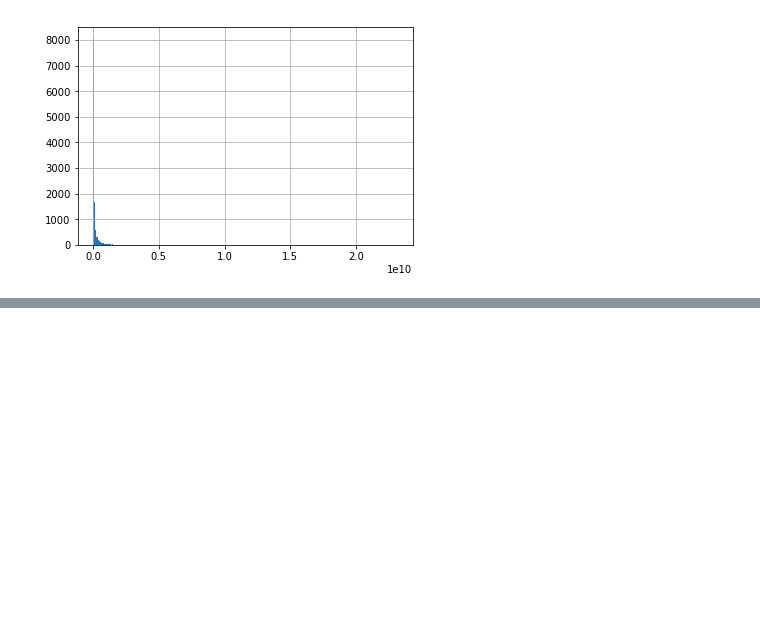
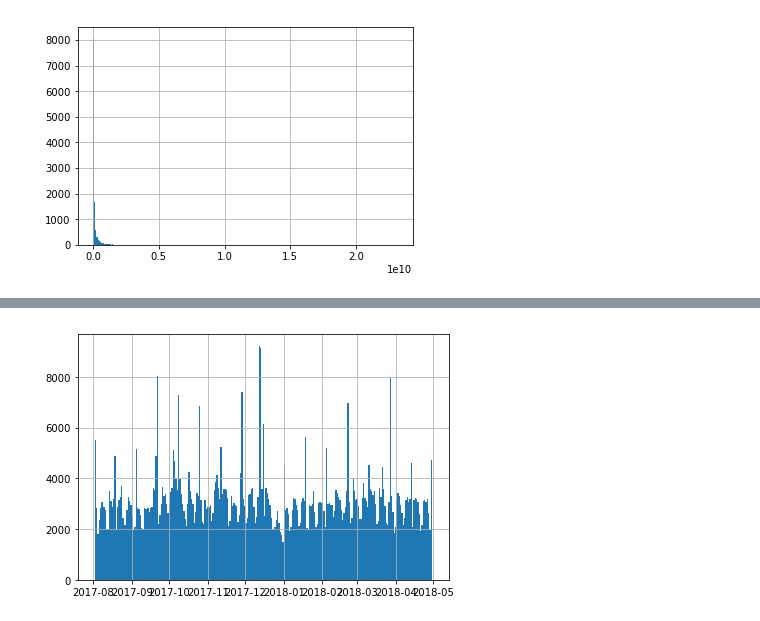
Before and after one commit to MitsuruFujiwara/Google-Analytics-Customer-Revenue, a Jupyter notebook: src/EDA.ipynb, the cells around one changed output, grey strips where cells are left out. Saved outputs shown, nothing was run; the diff lists cells and outputs as text; code cells hidden in the pictures; blank space fills up the shorter version.

```diff
--- a/src/EDA.ipynb
+++ b/src/EDA.ipynb
@@ -56,0 +102,5 @@ df['totals.transactionRevenue'].astype(float).dropna().hist(bins=255)
+# %%
+test_df['date'].hist(bins=255)
+plt.tight_layout()
+# %% [output]
+[figure, added]
```
Also changed, not shown: parts of 6 cells of this notebook, 2 other files.
